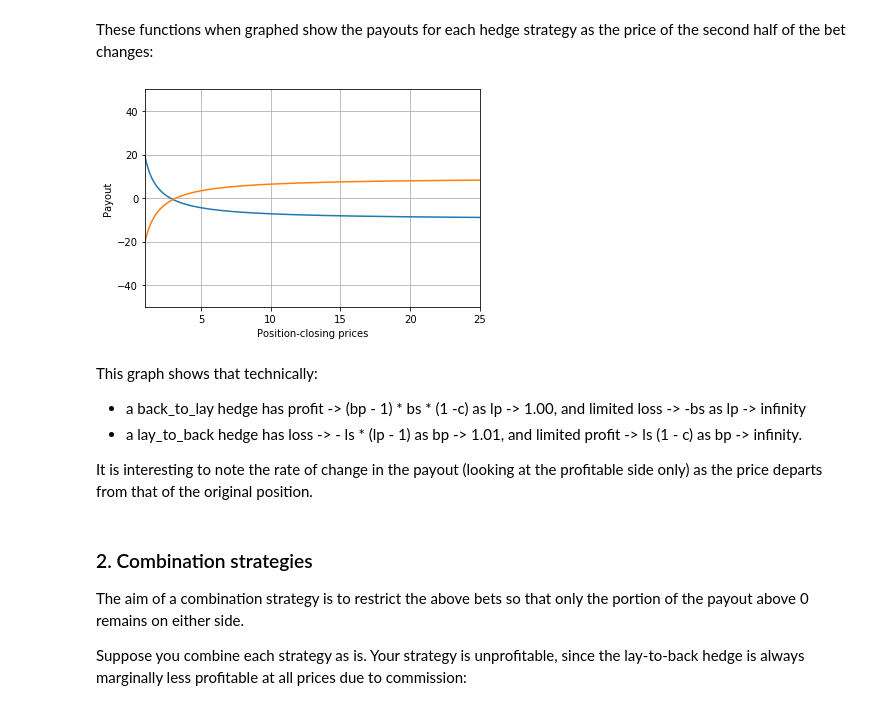
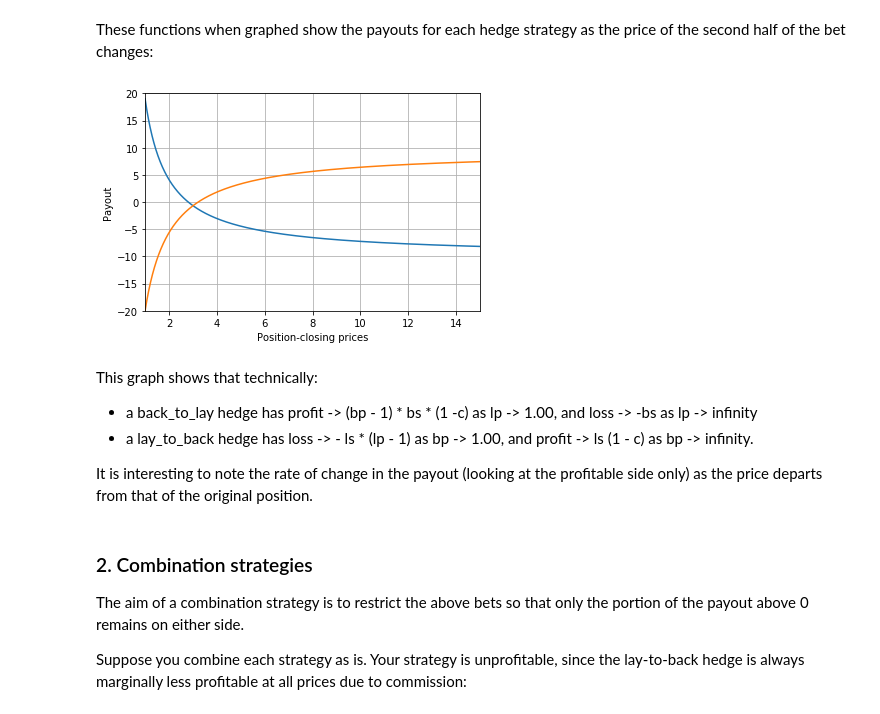
Before and after one commit to tbardrick/betfair_project, a Jupyter notebook: notebooks/0_concepts/combination_strategies.ipynb, the cells around one changed output. Cells and saved outputs as stored; diff of their text form; code cells hidden in the pictures.

```diff
--- a/notebooks/0_concepts/combination_strategies.ipynb
+++ b/notebooks/0_concepts/combination_strategies.ipynb
@@ -18,29 +18,29 @@ These functions when graphed show the payouts for each hedge strategy as the pri
 # %%
 import matplotlib
 import matplotlib.pyplot as plt
 import numpy as np
 
 #Set your prices, stakes and c for first bet for the example plot. Ls/bs is optimal, lp/bp is the second bet price, which is allowed to vary.
 lp = np.arange(1.0, 25.0, 0.01)
 payout_b_t_l = payout_back_to_lay(3, 10, lp, 0.05)
 bp = np.arange(1.0, 25.0, 0.01)
 payout_l_t_b = payout_lay_to_back(bp, 3, 10, 0.05)
 
 fig, ax = plt.subplots()
 ax.plot(lp, payout_b_t_l)
 ax.plot(bp, payout_l_t_b)
-ax.set_ylim([-50,50])
-ax.set_xlim([1.01,25]) #minimum price is 1.01
+ax.set_ylim([-20,20])
+ax.set_xlim([1.01,15]) #minimum price is 1.01
 ax.set(xlabel='Position-closing prices', ylabel='Payout')
 ax.grid()
 
 plt.show()
 # %% [output]
-[figure, old version]
+[figure, new version]
 # %% [markdown]
 This graph shows that technically:
-* a back_to_lay hedge has profit -> (bp - 1) * bs * (1 -c) as lp -> 1.00, and limited loss -> -bs as lp -> infinity
-* a lay_to_back hedge has loss -> - ls * (lp - 1) as bp -> 1.01, and limited profit -> ls (1 - c) as bp -> infinity.
+* a back_to_lay hedge has profit -> (bp - 1) * bs * (1 -c) as lp -> 1.00, and loss -> -bs as lp -> infinity
+* a lay_to_back hedge has loss -> - ls * (lp - 1) as bp -> 1.00, and profit -> ls (1 - c) as bp -> infinity.
 
 It is interesting to note the rate of change in the payout (looking at the profitable side only) as the price departs from that of the original position.
 # %% [markdown]
```
Also changed, not shown: parts of 4 cells of this notebook.
